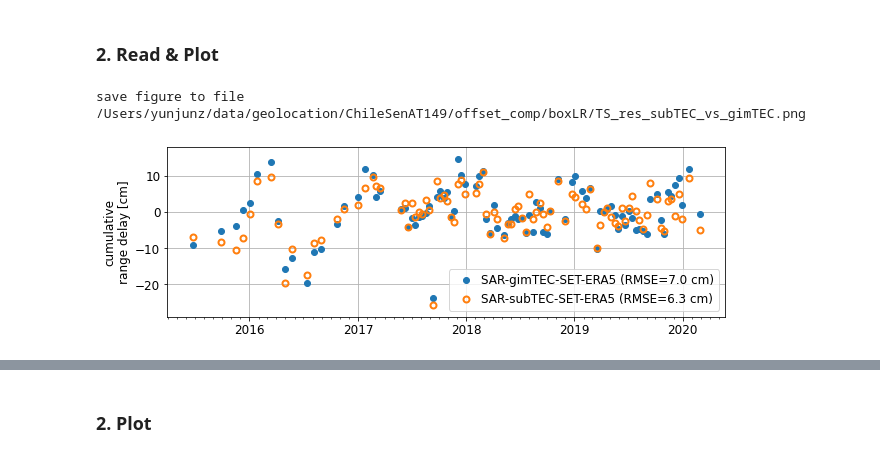
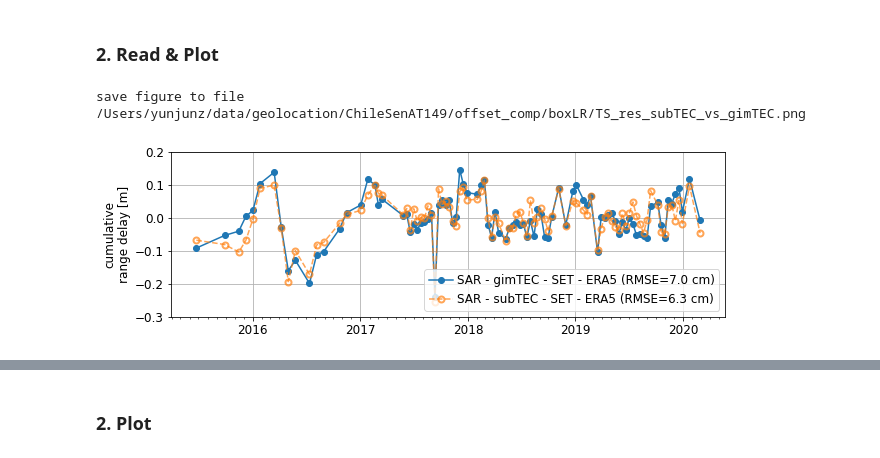
Before and after one commit to yunjunz/2022-Geolocation, a Jupyter notebook: Fig_topTEC.ipynb, the cells around one changed output, grey strips where cells are left out. Drawn from its saved outputs; the diff is of its cells as text; code cells hidden in the pictures.

```diff
--- a/Fig_topTEC.ipynb
+++ b/Fig_topTEC.ipynb
@@ -11,20 +11,14 @@ import os
 import h5py
 import numpy as np
 import datetime as dt
-from matplotlib import pyplot as plt, ticker
+from matplotlib import pyplot as plt, ticker, dates as mdates, colorbar
+from mpl_toolkits.axes_grid1 import make_axes_locatable
 
 from mintpy.objects import timeseries
 from mintpy.utils import ptime, readfile, utils as ut, plot as pp
 from tools.simulation import iono
-from tools import iono_tec
 plt.rcParams.update({'font.size': 12})
-figsize = [9, 3]
-
-# config
-n = 3                                 # number of med abs dev
-dt_s1ab = dt.datetime(2016, 10, 7)    # dateime separating S1A and S1B
-dt2 = dt.datetime(2017, 9, 1)
-save = True
+#plt.rcParams.update({'lines.linewidth': 2.0})
 
 # location of interest
 win = 9  # size of the window of interest where the median offset is calculated
@@ -35,15 +29,9 @@ lalo = [-21.30, -67.39]; box_suffix = 'boxLR'   # box in the lower right with hi
 proj_dir = os.path.expanduser('~/data/geolocation/ChileSenAT149')
 proj_name = os.path.basename(proj_dir)
 
-work_dir = os.path.join(proj_dir, 'offset_comp')
-if box_suffix is not None:
-    work_dir = os.path.join(work_dir, box_suffix)
+work_dir = os.path.join(proj_dir, 'offset_comp', box_suffix)
 os.chdir(work_dir)
 print('Go to directory', work_dir)
-
-# matplotlib setup
-plt.rcParams.update({'font.size': 12})
-plt.rcParams.update({'lines.linewidth': 3.0})
 # %% [output]
 Go to directory /Users/yunjunz/data/geolocation/ChileSenAT149/offset_comp/boxLR
 # %% [markdown]
@@ -88,62 +76,66 @@ Go to directory: /Users/yunjunz/data/geolocation/ChileSenAT149/offset_comp/boxLR
 ### 2. Read & Plot
 # %%
 ### Read data
-
 ts_file1 = os.path.join(proj_dir, 'mintpy_offset/timeseriesRg_gimTEC_SET_ERA5.h5')
 ts_file2 = os.path.join(proj_dir, 'mintpy_offset/timeseriesRg_subTEC_SET_ERA5.h5')
+geom_file = os.path.join(proj_dir, 'mintpy_offset/inputs/geometryRadar.h5')
 
 # date info
-date_list = timeseries(sar_file).get_date_list()
+date_list = timeseries(ts_file1).get_date_list()
 dates = np.array(ptime.date_list2vector(date_list)[0])
 num_date = len(date_list)
 
 # lalo --> box
-atr = readfile.read_attribute(sar_file)
+atr = readfile.read_attribute(ts_file1)
 coord = ut.coordinate(atr, lookup_file=geom_file)
 y, x = coord.geo2radar(lalo[0], lalo[1])[:2]
 win2 = int(win/2)
 box = (x-win, y-win, x+win+1, y+win+1)
 
 # read
-ts1 = np.nanmedian(readfile.read(ts_file1, box=box)[0].reshape(num_date, -1), axis=-1) * 100.
-ts2 = np.nanmedian(readfile.read(ts_file2, box=box)[0].reshape(num_date, -1), axis=-1) * 100.
+ts1 = np.nanmedian(readfile.read(ts_file1, box=box)[0].reshape(num_date, -1), axis=-1)
+ts2 = np.nanmedian(readfile.read(ts_file2, box=box)[0].reshape(num_date, -1), axis=-1)
 
 # omit dates without GIM/SUB_TEC
 sub_tec_file = os.path.join(proj_dir, 'mintpy_offset/inputs/subTEC.h5')
 ts_tec = np.nanmedian(readfile.read(sub_tec_file, box=box)[0].reshape(num_date, -1), axis=-1)
 
 flag = ~np.isnan(ts_tec)
 dates = dates[flag]
-ts1 = ts1[flag];  ts1 -= np.nanmedian(ts1)
-ts2 = ts2[flag];  ts2 -= np.nanmedian(ts2)
+ts1 = ts1[flag]
+ts2 = ts2[flag]
+ts1 -= np.nanmean(ts1)
+ts2 -= np.nanmean(ts2 - ts1)
 rmse1 = ut.root_mean_sq_error(ts1)
 rmse2 = ut.root_mean_sq_error(ts2)
+label1 = 'SAR - gimTEC - SET - ERA5 (RMSE={:.1f} cm)'.format(rmse1*100)
+label2 = 'SAR - subTEC - SET - ERA5 (RMSE={:.1f} cm)'.format(rmse2*100)
 
 
 ### plot
 
 fig, ax = plt.subplots(nrows=1, ncols=1, figsize=[9, 3])
 # bar plot
 #xstep = np.min(np.diff(dates)) / 2 * (5/6)
 #ax.bar(dates - xstep/2, ts1, width=xstep, label='SAR-gimTEC-SET-ERA5 (RMSE={:.1f} cm)'.format(rmse1))
 #ax.bar(dates + xstep/2, ts2, width=xstep, label='SAR-subTEC-SET-ERA5 (RMSE={:.1f} cm)'.format(rmse2))
 # dot plot
-ax.plot(dates, ts1, 'o', mew=1, mfc='C0',   label='SAR-gimTEC-SET-ERA5 (RMSE={:.1f} cm)'.format(rmse1))
-ax.plot(dates, ts2, 'o', mew=2, mfc='none', label='SAR-subTEC-SET-ERA5 (RMSE={:.1f} cm)'.format(rmse2))
+ax.plot(dates, ts1, 'o-',  mew=1, mfc='C0',   label=label1)
+ax.plot(dates, ts2, 'o--', mew=2, mfc='none', label=label2, alpha=0.7)
 
 # axis format
 pp.auto_adjust_xaxis_date(ax, dates, every_year=1, buffer_year=None)
-ax.set_ylabel('cumulative\nrange delay [cm]')
-ax.set_ylim(-29, 18)
+ax.set_ylabel('cumulative\nrange delay [m]')
+ax.set_ylim(-0.3, 0.2)
 ax.legend(loc='lower right', handletextpad=0.3)
 ax.grid('on')
 fig.tight_layout()
 
 # output
 out_fig = os.path.join(work_dir, 'TS_res_subTEC_vs_gimTEC.png')
 print('save figure to file', out_fig)
-plt.savefig(out_fig, bbox_inches='tight', transparent=True, dpi=300)
+#plt.savefig(out_fig, bbox_inches='tight', transparent=True, dpi=300)
 plt.show()
 # %% [output]
 save figure to file /Users/yunjunz/data/geolocation/ChileSenAT149/offset_comp/boxLR/TS_res_subTEC_vs_gimTEC.png
-[figure, old version]
+[figure, new version]
```
Also changed, not shown: parts of 6 cells of this notebook.
